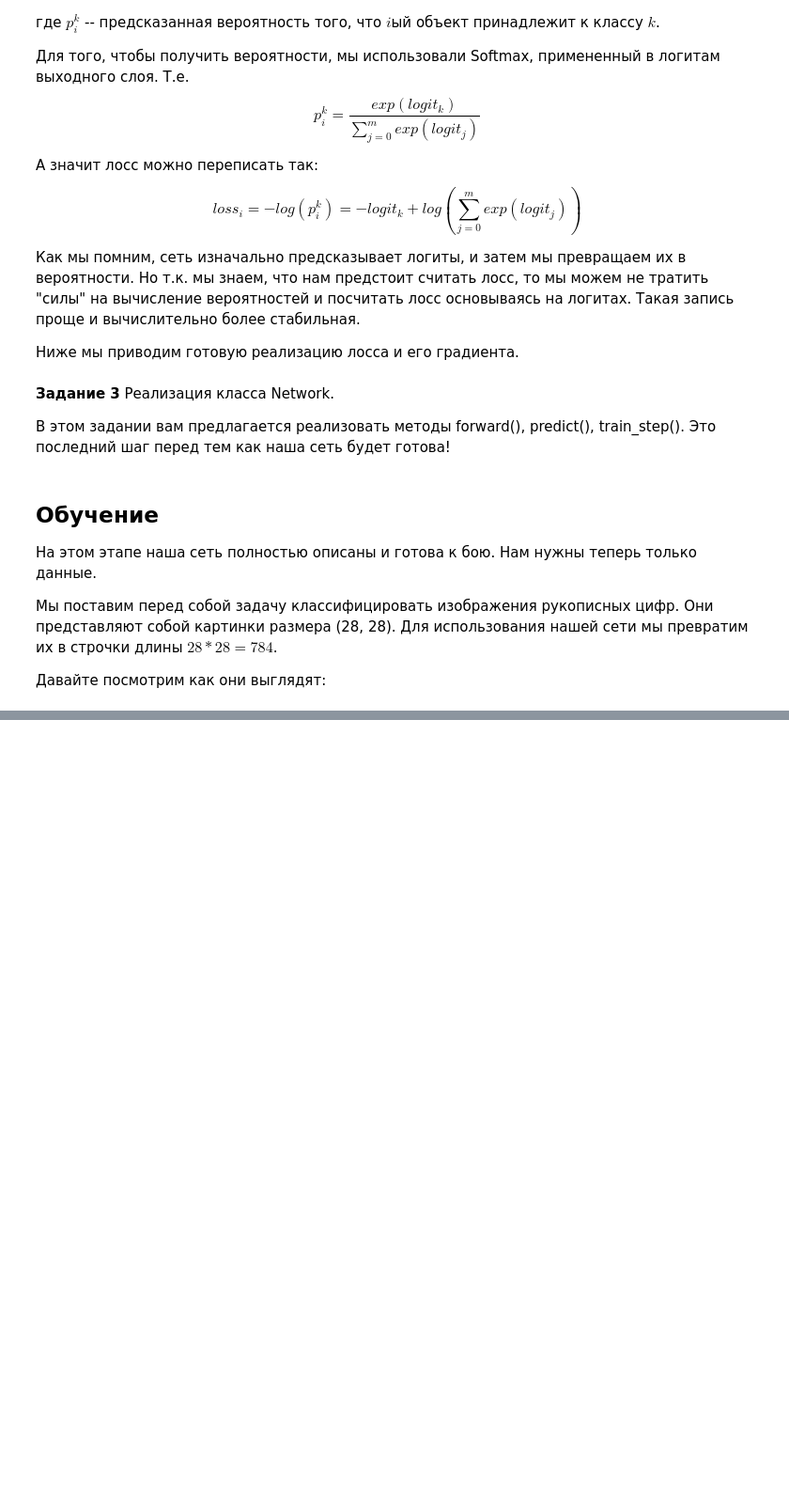
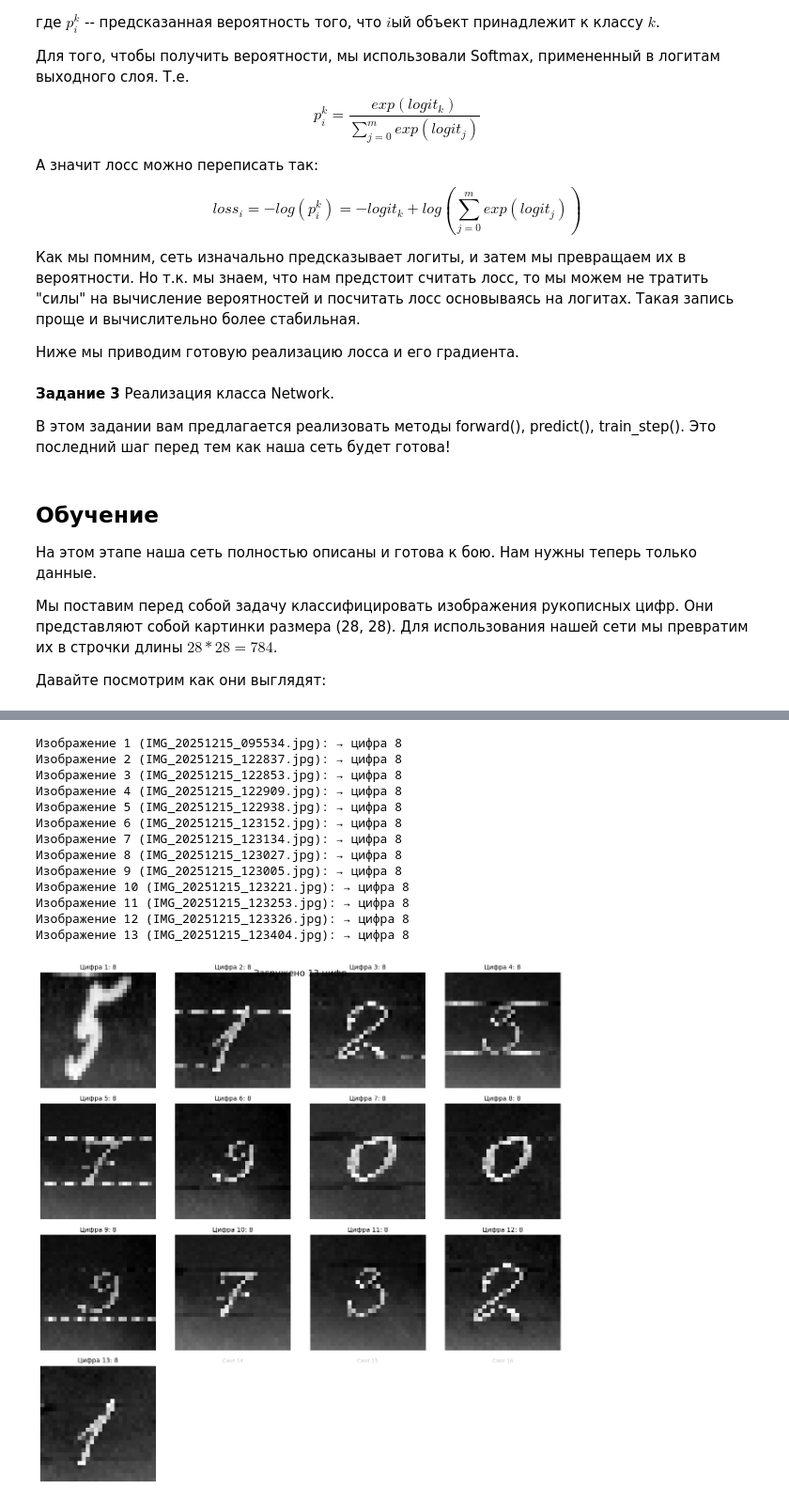
Before and after one commit to andegraundvr-star/dowloadPython, a Jupyter notebook: notebooks/neural network/homework_2.ipynb, the cells around one changed output, grey strips where cells are left out. Shown: that part at 94% size. Cells and saved outputs as stored; diff of their text form; code cells hidden in the pictures; blank space fills up the shorter version.

```diff
--- a/notebooks/neural network/homework_2.ipynb
+++ b/notebooks/neural network/homework_2.ipynb
@@ -542,0 +659,30 @@ show_mnist(test_images[idxs].reshape((-1, 28, 28)), test_labels[idxs], predicted
+# %%
+#использование изображений
+if image_flat_all is not None:
+    #предсказания для ВСЕХ изображений
+    predicted_labels = net.predict(image_flat_all)
+
+    #выводим все предсказания
+    for i, (path, pred) in enumerate(zip(image_paths, predicted_labels)):
+        print(f"Изображение {i+1} ({path}): → цифра {pred}")
+
+    #вызываем функцию визуализации
+    visualize_predictions(image_flat_all, predicted_labels)
+
+else:
+    print("Нет изображений для обработки")
+# %% [output]
+Изображение 1 (IMG_20251215_095534.jpg): → цифра 8
+Изображение 2 (IMG_20251215_122837.jpg): → цифра 8
+Изображение 3 (IMG_20251215_122853.jpg): → цифра 8
+Изображение 4 (IMG_20251215_122909.jpg): → цифра 8
+Изображение 5 (IMG_20251215_122938.jpg): → цифра 8
+Изображение 6 (IMG_20251215_123152.jpg): → цифра 8
+Изображение 7 (IMG_20251215_123134.jpg): → цифра 8
+Изображение 8 (IMG_20251215_123027.jpg): → цифра 8
+Изображение 9 (IMG_20251215_123005.jpg): → цифра 8
+Изображение 10 (IMG_20251215_123221.jpg): → цифра 8
+Изображение 11 (IMG_20251215_123253.jpg): → цифра 8
+Изображение 12 (IMG_20251215_123326.jpg): → цифра 8
+Изображение 13 (IMG_20251215_123404.jpg): → цифра 8
+[figure, added]
```
Also changed, not shown: parts of 7 cells of this notebook, 1 other file.
